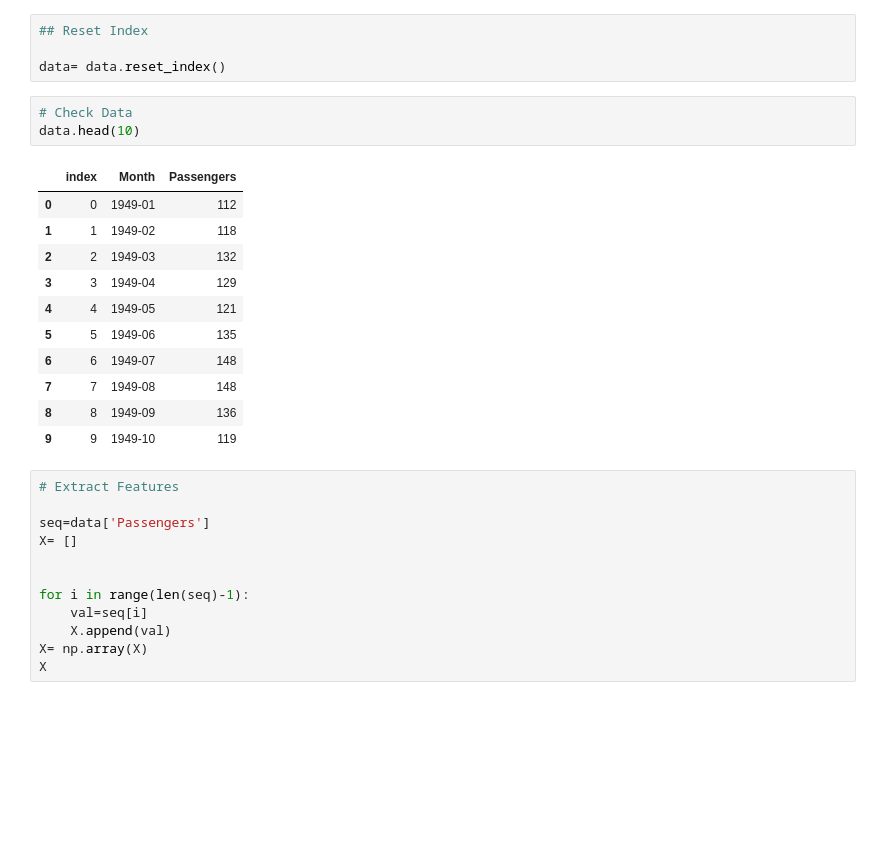
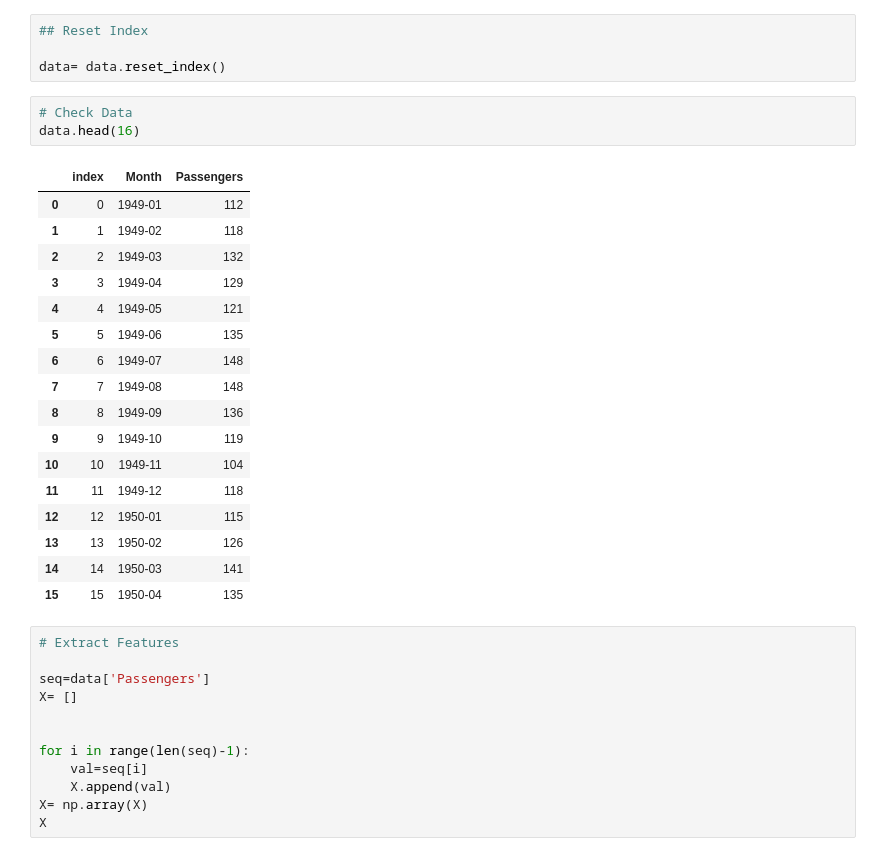
Before and after one commit to Faouzi-Slimi/Machine_Learning_Deep_Learning_Practical_Work, a Jupyter notebook: Passengers_Tp.ipynb, the cells around one changed output. Drawn from its saved outputs; the diff is of its cells as text; blank space fills up the shorter version.

```diff
--- a/Passengers_Tp.ipynb
+++ b/Passengers_Tp.ipynb
@@ -76,19 +78,25 @@ dtype('O')
 data= data.reset_index()
 # %%
 # Check Data
-data.head(10)
+data.head(16)
 # %% [output]
 |  | index | Month | Passengers |
 | 0 | 0 | 1949-01 | 112 |
 | 1 | 1 | 1949-02 | 118 |
 | 2 | 2 | 1949-03 | 132 |
 | 3 | 3 | 1949-04 | 129 |
 | 4 | 4 | 1949-05 | 121 |
 | 5 | 5 | 1949-06 | 135 |
 | 6 | 6 | 1949-07 | 148 |
 | 7 | 7 | 1949-08 | 148 |
 | 8 | 8 | 1949-09 | 136 |
 | 9 | 9 | 1949-10 | 119 |
+| 10 | 10 | 1949-11 | 104 |
+| 11 | 11 | 1949-12 | 118 |
+| 12 | 12 | 1950-01 | 115 |
+| 13 | 13 | 1950-02 | 126 |
+| 14 | 14 | 1950-03 | 141 |
+| 15 | 15 | 1950-04 | 135 |
 # %%
 # Extract Features
 
```
Also changed, not shown: parts of 26 cells of this notebook.
